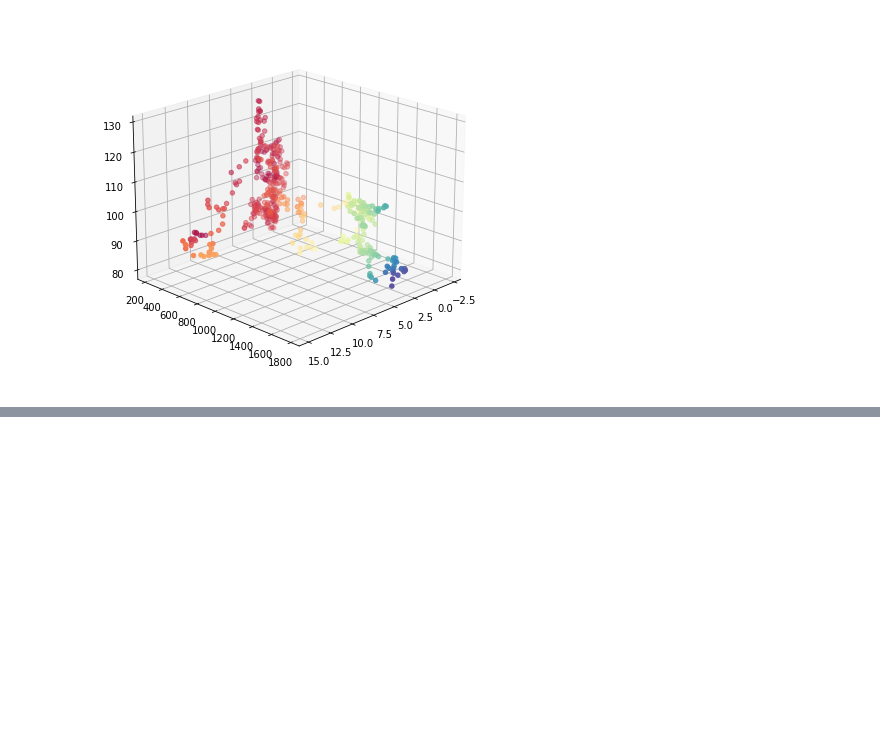
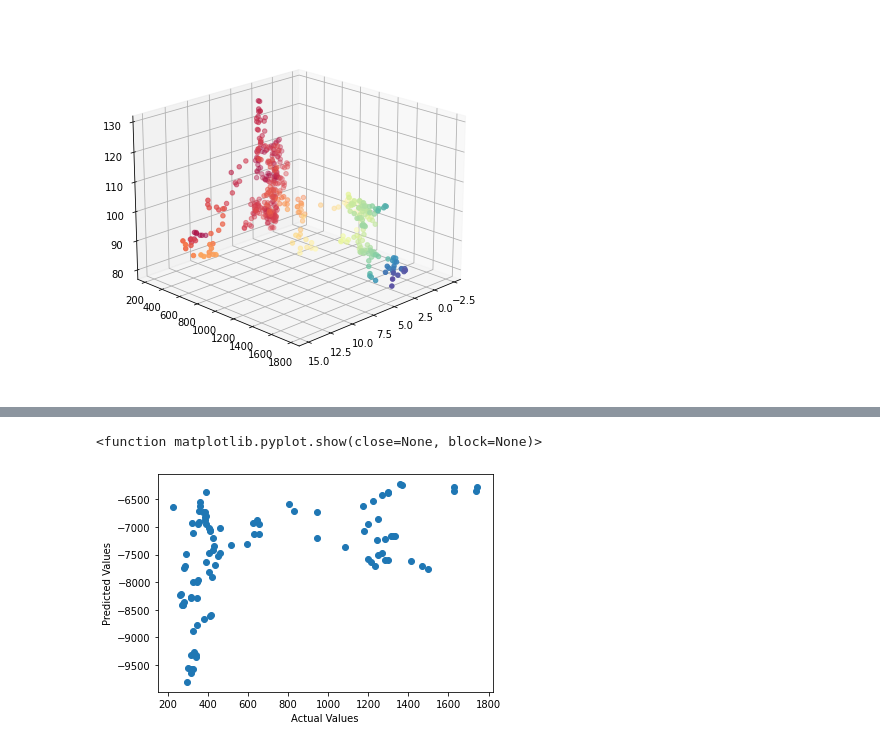
Before and after one commit to cjvilla/Gold-Projections, a Jupyter notebook: Code/em_gold_prediction.ipynb, the cells around one changed output, grey strips where cells are left out. Drawn from its saved outputs; the diff is of its cells as text; code cells hidden in the pictures; blank space fills up the shorter version.

```diff
--- a/Code/em_gold_prediction.ipynb
+++ b/Code/em_gold_prediction.ipynb
@@ -243,0 +286,3 @@ z_scaler = StandardScaler().fit(z_train)
+# %%
+normalizer = preprocessing.Normalization()
+normalizer.adapt(np.array(train_scaled))
@@ -243,0 +293,7 @@ z_scaler = StandardScaler().fit(z_train)
+# %%
+gold_model = tf.keras.Sequential([
+    normalizer,
+    layers.Dense(units=1)
+])
+
+gold_model.summary()
@@ -243,0 +313,6 @@ z_scaler = StandardScaler().fit(z_train)
+# %%
+gold_model.compile(
+    optimizer=tf.optimizers.Adam(learning_rate=0.1),
+    loss='mean_absolute_error')
+# %%
+gold_model.fit(train_scaled, y_train, epochs = 1000, verbose = 2)
@@ -243,0 +345,9 @@ z_scaler = StandardScaler().fit(z_train)
+# %%
+test_predictions = gold_model.predict(X_test).flatten()
+plt.scatter(y_test, test_predictions)
+plt.xlabel("Actual Values")
+plt.ylabel('Predicted Values')
+plt.show
+# %% [output]
+<function matplotlib.pyplot.show(close=None, block=None)>
+[figure, added]
```
Also changed, not shown: parts of 18 cells of this notebook.
